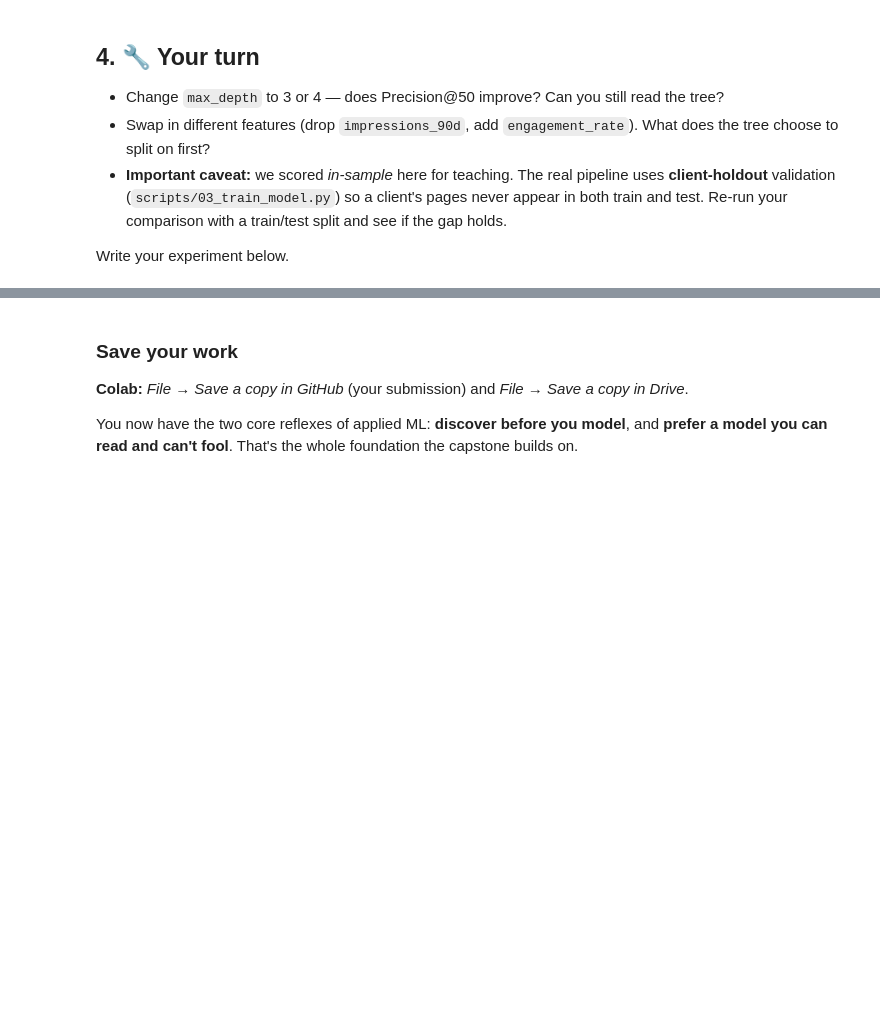
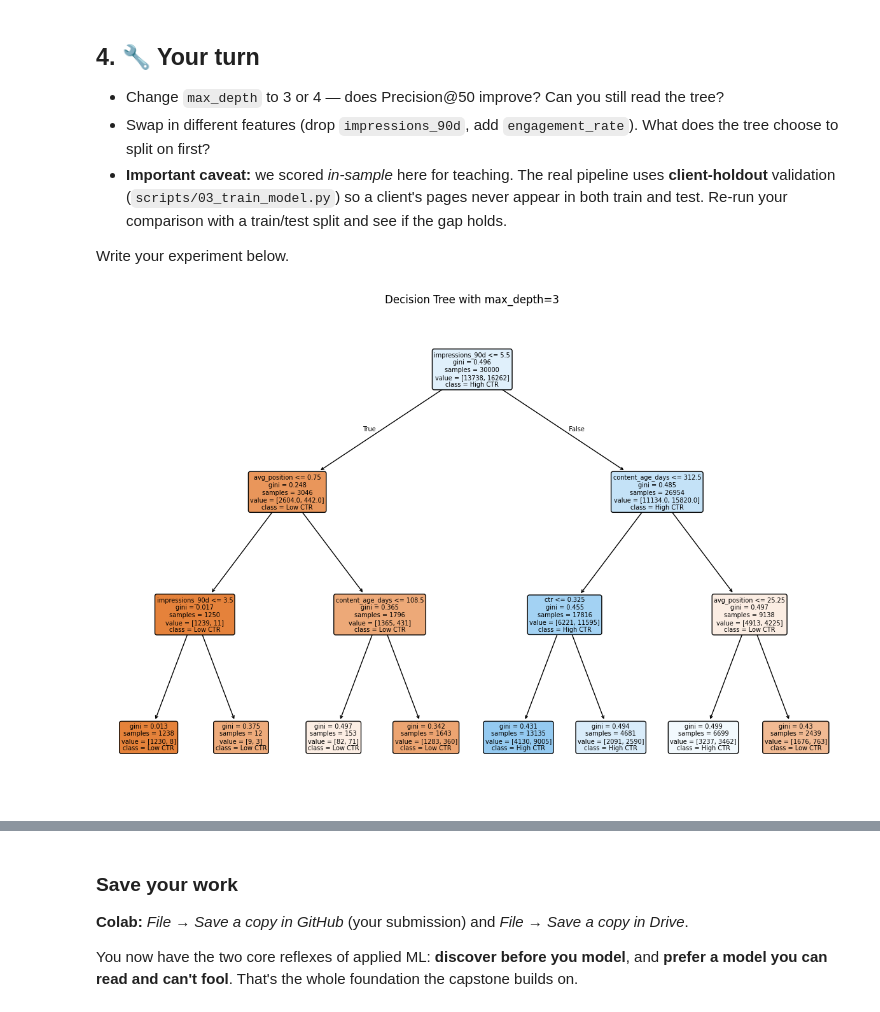
Before and after one commit to Rislantrs/flyrank-ml-internship, a Jupyter notebook: notebooks/02_your_first_readable_model.ipynb, the cells around one changed output, grey strips where cells are left out. Cells and saved outputs as stored; diff of their text form; code cells hidden in the pictures; blank space fills up the shorter version.

```diff
--- a/notebooks/02_your_first_readable_model.ipynb
+++ b/notebooks/02_your_first_readable_model.ipynb
@@ -102,3 +145,17 @@ That's also why the starter data ships **only observable signals** — the produ
 Write your experiment below.
 # %%
 # Your experiment here
+# 1. Mengubah max_depth menjadi 3 (atau 4) untuk melihat perubahannya
+model_depth_3 = DecisionTreeClassifier(max_depth=3, random_state=42)
+model_depth_3.fit(X, y)
+
+# 2. Hitung performa baru (Precision@50)
+from sklearn.tree import plot_tree
+import matplotlib.pyplot as plt
+
+plt.figure(figsize=(15, 10))
+plot_tree(model_depth_3, feature_names=X.columns, class_names=['Low CTR', 'High CTR'], filled=True, rounded=True)
+plt.title("Decision Tree with max_depth=3")
+plt.show()
+# %% [output]
+[figure, added]
```
Also changed, not shown: parts of 7 cells of this notebook.
